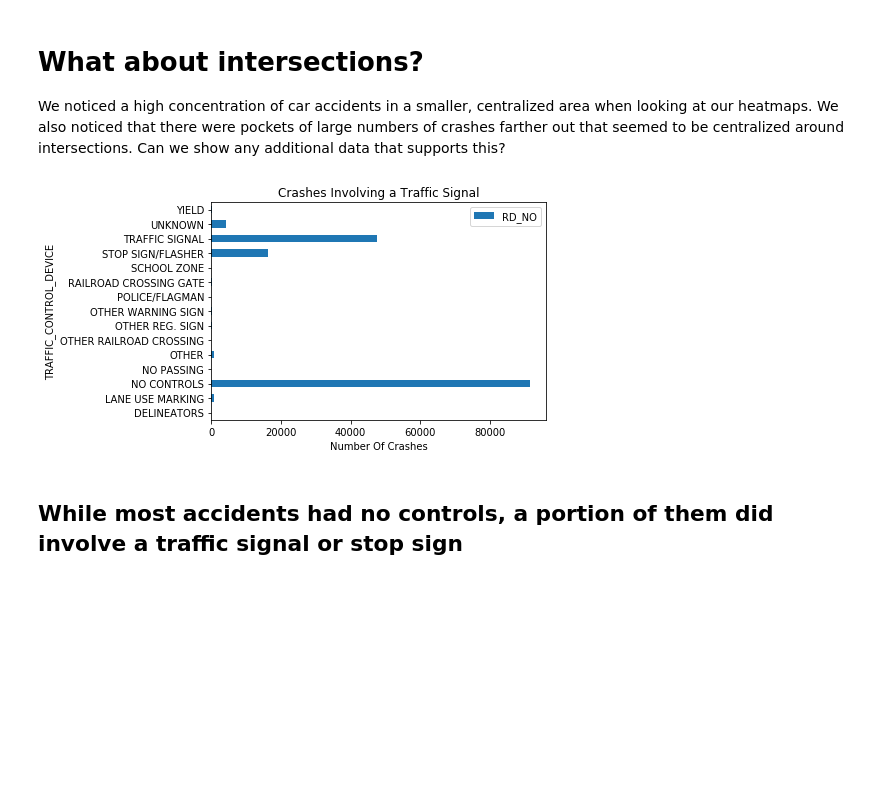
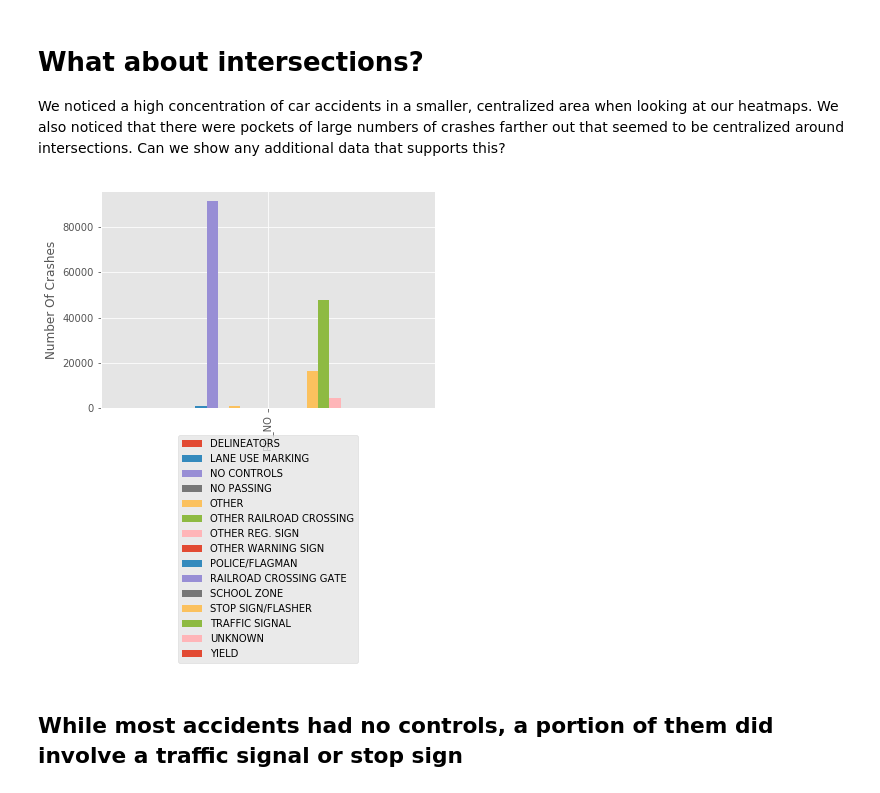
Before and after one commit to Bwig/Project_1, a Jupyter notebook: Analysis_Final.ipynb, the cells around one changed output. Cells and saved outputs as stored; diff of their text form; code cells hidden in the pictures; blank space fills up the shorter version.

```diff
--- a/Analysis_Final.ipynb
+++ b/Analysis_Final.ipynb
@@ -414,11 +399,13 @@ This is a good way of visualizing several variables at once, our hypothesis that
 
 We might expect that higher speed might contribute to a higher volume of traffic accidents. However, the maps above showed the greatest concentration of accidents in more centralized, congested areas.
 # %%
-# Create a horizontal bar plot to show the most common type of crash as reported in the dataset.
+# Create a grouped bar plot to show the most common type of crash as reported in the dataset.
 crash_type = df_crashes.groupby(['FIRST_CRASH_TYPE']).count()["RD_NO"]
 crash_type = pd.DataFrame(crash_type)
-crash_type.plot.barh()
-plt.xlabel("Number Of Crashes")
-plt.title('Number of Crashes by Crash Type')
+plt.style.use('ggplot')
+crash_type.T.plot.bar()
+plt.ylabel("Number Of Crashes")
+plt.legend(loc=9, bbox_to_anchor=(0.5, -0.1))
+plt.savefig("crash_type.png")
 plt.show()
 # %% [output]
@@ -449,15 +436,17 @@ The conclusion we drew above makes sense now. Rear end crashes and parked car in
 # What about intersections?
 We noticed a high concentration of car accidents in a smaller, centralized area when looking at our heatmaps. We also noticed that there were pockets of large numbers of crashes farther out that seemed to be centralized around intersections. Can we show any additional data that supports this?
 # %%
-# Build horizontal bar chart of crashes by traffic signal type
+# Build a grouped bar chart of crashes by traffic signal type
 control_device= df_crashes.groupby(['TRAFFIC_CONTROL_DEVICE']).count()["RD_NO"]
 control_device = pd.DataFrame(control_device)
-control_device.plot.barh()
-plt.xlabel("Number Of Crashes")
-plt.title('Crashes Involving a Traffic Signal')
+control_device.T.plot.bar()
+plt.style.use('ggplot')
+plt.ylabel("Number Of Crashes")
+plt.legend(loc=9, bbox_to_anchor=(0.5, -0.1))
+plt.savefig("control_device.png")
 plt.show()
 # %% [output]
-[figure, old version]
+[figure, new version]
 # %% [markdown]
 ## While most accidents had no controls, a portion of them did involve a traffic signal or stop sign
 # %% [markdown]
```
Also changed, not shown: parts of 6 cells of this notebook.
